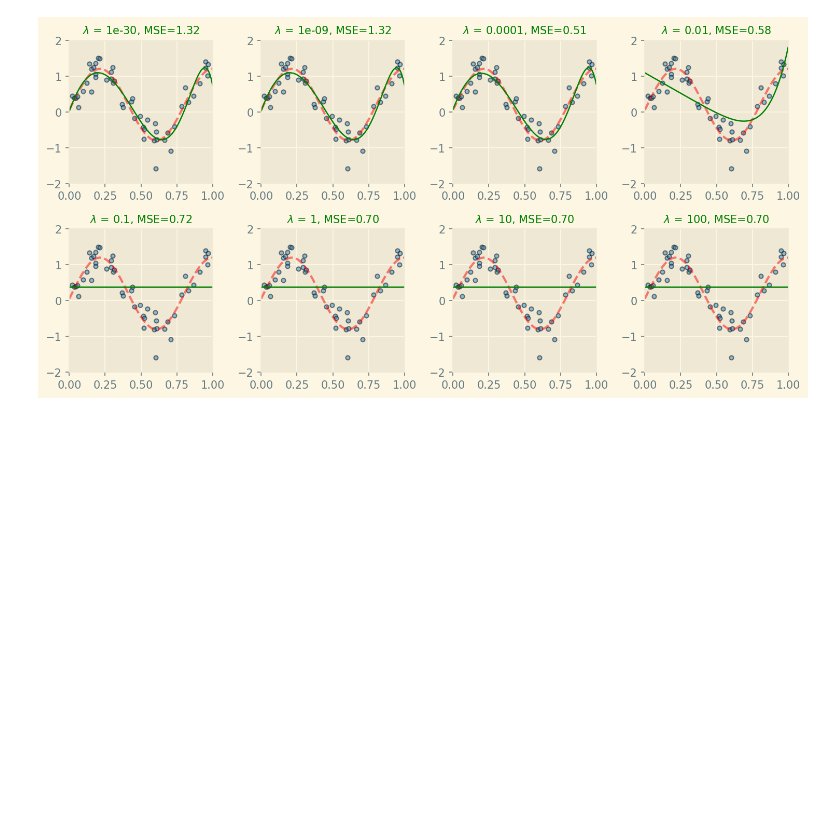
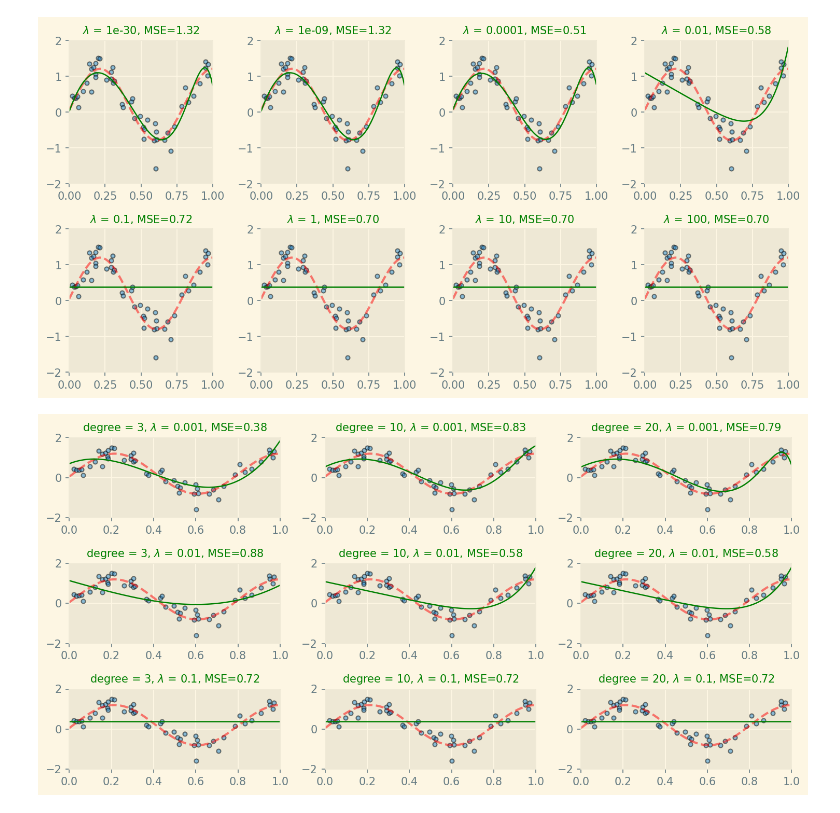
Before and after one commit to codingjustfortest/Logistic-Regression----BiShop-example, a Jupyter notebook: Overfitting-Regularization.ipynb, the cells around one changed output. Cells and saved outputs as stored; diff of their text form; code cells hidden in the pictures; blank space fills up the shorter version.

Commit message:
Commit search between lambda and degree manually

```diff
--- a/Overfitting-Regularization.ipynb
+++ b/Overfitting-Regularization.ipynb
@@ -257,3 +257,31 @@ warnings.filterwarnings(action="ignore")
 plt.show()
 # %% [output]
 [figure]
+# %%
+lmbdas = [1e-3, 1e-2, 1e-1]
+degrees = [3, 10, 20]
+# %%
+plt.figure()
+
+for lmbda in lmbdas:
+  for d in degrees:
+    model = fit_poly_L1_reg(degree=d, lmbda=lmbda)
+
+    # plot data and model
+    scores = cross_val_score(model, x[:, None], y, scoring="neg_mean_squared_error", cv=10)
+
+    # plot data and model
+    plt.subplot(3, 3, (3*(lmbdas.index(lmbda)))+degrees.index(d)+1)
+    plt.tight_layout()
+    x_test = np.linspace(0, 1, 100)
+    plt.plot(x_test, f(x_test), 'r--', label="Target", alpha=0.5)
+    plt.scatter(x, y, s=15, edgecolor='k', alpha=0.5, label="Samples")
+    plt.plot(x_test, model.predict(x_test[:, None]), 'g', lw=1.2, label="Predicted")
+    plt.xlim((0, 1))
+    plt.ylim((-2, 2))
+    plt.title("degree = {}, $\lambda$ = {}, MSE={:.2f}".format(d, lmbda, -scores.mean()), fontsize=10, color="green")
+
+warnings.filterwarnings(action="ignore")
+plt.show()
+# %% [output]
+[figure, added]
```
